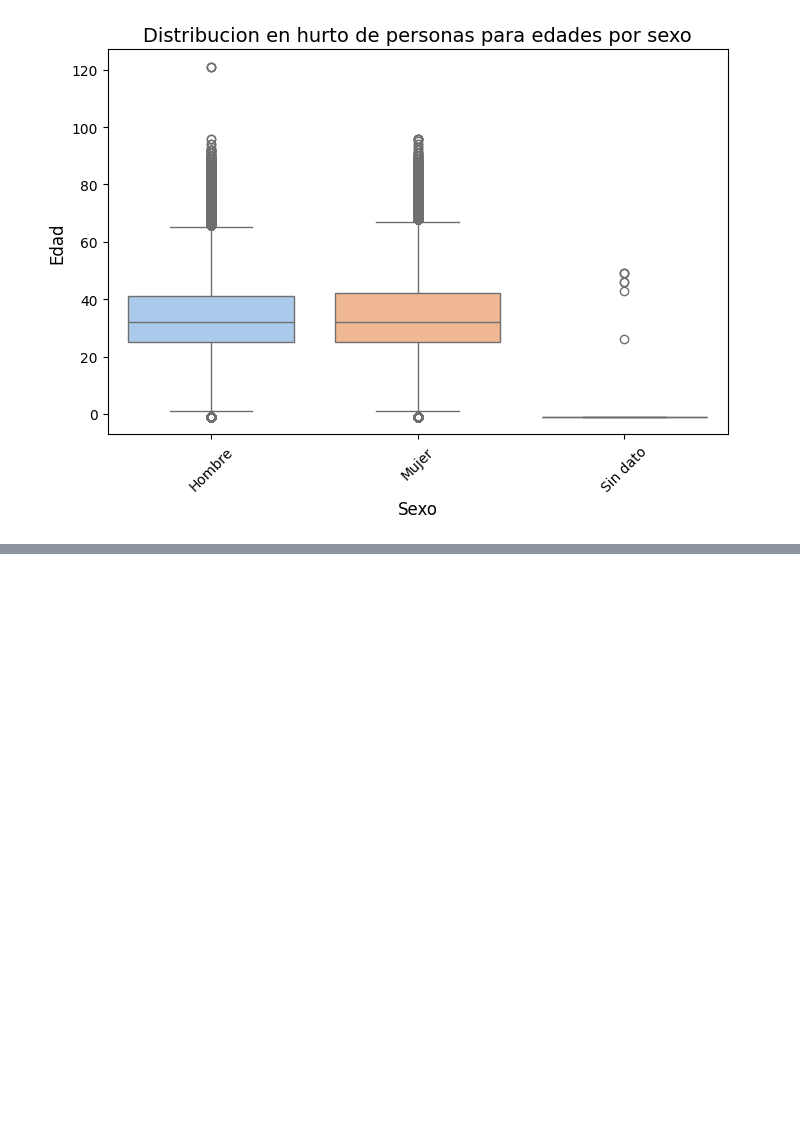
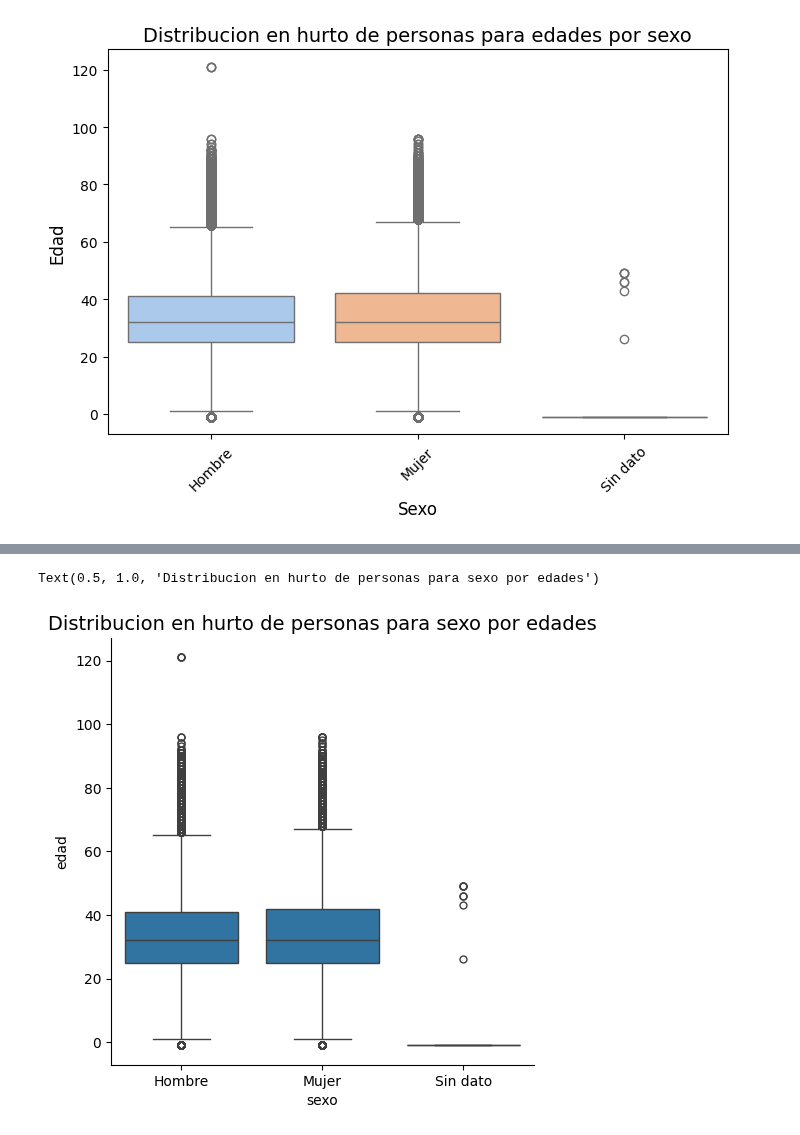
Before and after one commit to mteoraso/ML_Practice, a Jupyter notebook: EDA_intermedio.ipynb, the cells around one changed output, grey strips where cells are left out. Saved outputs shown, nothing was run; the diff lists cells and outputs as text; code cells hidden in the pictures; blank space fills up the shorter version.

```diff
--- a/EDA_intermedio.ipynb
+++ b/EDA_intermedio.ipynb
@@ -1483,0 +1479,6 @@ Index(['cantidad', 'edad'], dtype='object')
+# %%
+sns.catplot(data=df_hurto_personas, x="sexo", y="edad", kind="box")
+plt.title('Distribucion en hurto de personas para sexo por edades', fontsize=14)
+# %% [output]
+Text(0.5, 1.0, 'Distribucion en hurto de personas para sexo por edades')
+[figure, added]
```
Also changed, not shown: parts of 8 cells of this notebook.
